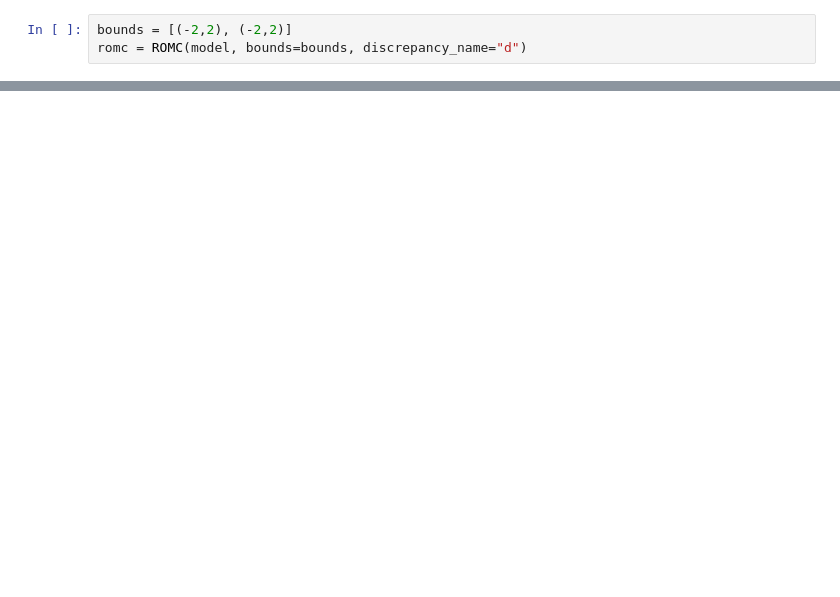
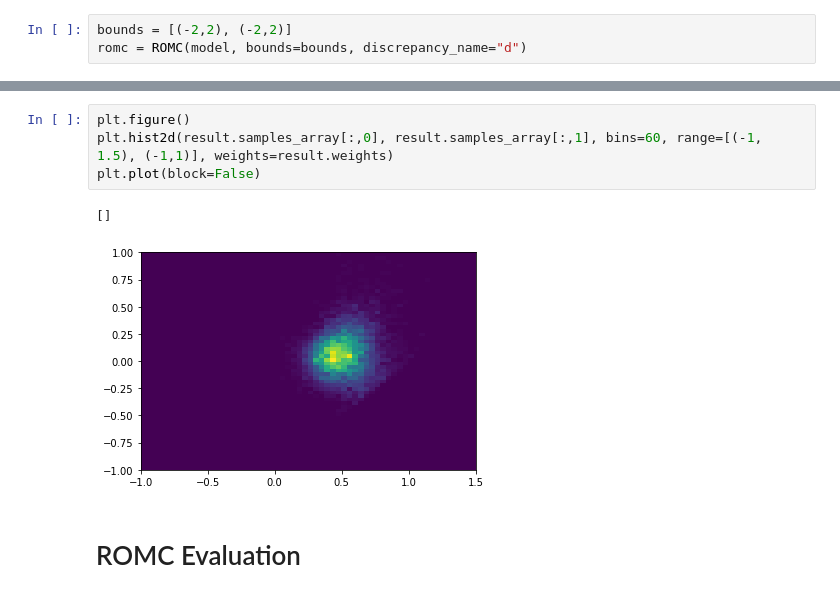
Before and after one commit to givasile/edinburgh-thesis, a Jupyter notebook: notebook_examples/example_MA2.ipynb, the cells around one changed output, grey strips where cells are left out. Drawn from its saved outputs; the diff is of its cells as text; blank space fills up the shorter version.

```diff
--- a/notebook_examples/example_MA2.ipynb
+++ b/notebook_examples/example_MA2.ipynb
@@ -104,3 +107,12 @@ romc.visualize_region(7)
+# %%
+plt.figure()
+plt.hist2d(result.samples_array[:,0], result.samples_array[:,1], bins=60, range=[(-1, 1.5), (-1,1)], weights=result.weights)
+plt.plot(block=False)
+# %% [output]
+[]
+[figure, added]
+# %% [markdown]
+# ROMC Evaluation
 # %%
 romc.result.plot_marginals(weights=romc.result.weights, bins=70, range=(-.4, 1))
 plt.show()
```
Also changed, not shown: parts of 36 cells of this notebook, 6 other files.
